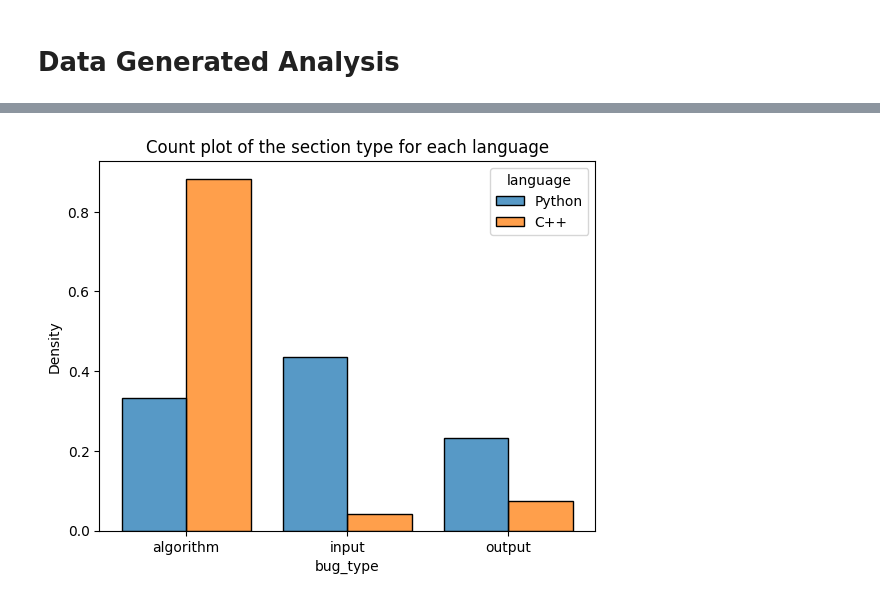
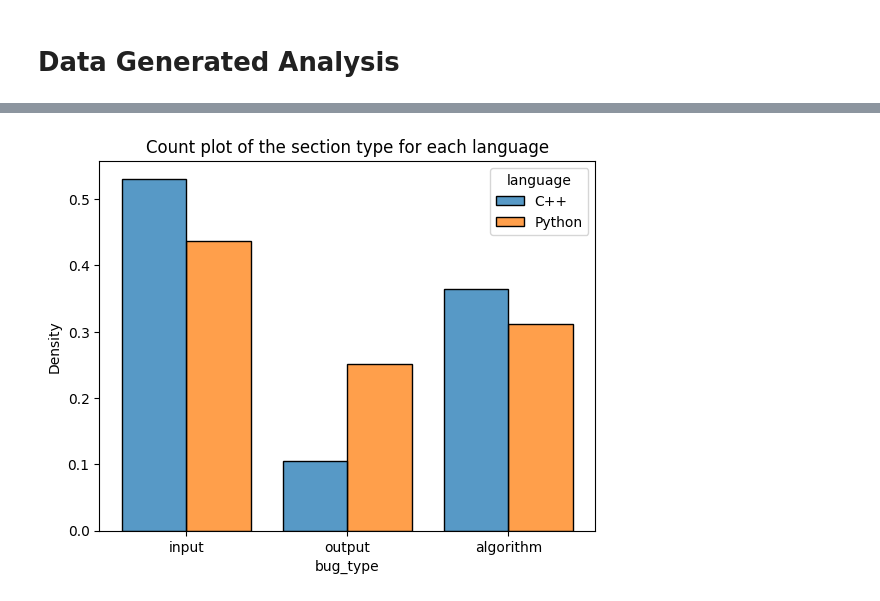
Before and after one commit to alexjercan/bug-detection, a Jupyter notebook: bugnet/EDA.ipynb, the cells around one changed output, grey strips where cells are left out. Cells and saved outputs as stored; diff of their text form; code cells hidden in the pictures.

```diff
--- a/bugnet/EDA.ipynb
+++ b/bugnet/EDA.ipynb
@@ -153,38 +155,38 @@ df.groupby(["language", "original_status"]).agg({"original_status": "count"})
 # examples in the algorithm category than Python;
 
 def get_bug_type(row: pd.Series) -> str:
-    line = "\n".join(row["changed_src"].splitlines()[row["j1"]:row["j2"]])
+    line = "\n".join(row["pass"].splitlines()[row["j1"]:row["j2"]])
     language = row["language"]
 
     if language == "Python":
         return (
             "input"
             if "input" in line
             else "output"
             if "print" in line
             else "algorithm"
         )
 
     if language == "C++":
         return (
             "input"
             if ("cin" in line or "scanf" in line)
             else "output"
             if ("cout" in line or "printf" in line)
             else "algorithm"
         )
 
     raise NotImplementedError(f"{language} not implemented yet")
 
 df["bug_type"] = df.apply(get_bug_type, axis="columns")
 
 sns.histplot(x=df["bug_type"], hue=df["language"], multiple="dodge",
              stat="density", shrink=0.8, common_norm=False)
 
 plt.title("Count plot of the section type for each language")
 plt.show()
 # %% [output]
-[figure, old version]
+[figure, new version]
 # %%
 # most of the algorithm changes are replace modifications; there are some
 # deletes for C++ (only C++ algorithm); Python has mostly replace changes;
```
Also changed, not shown: parts of 13 cells of this notebook.
